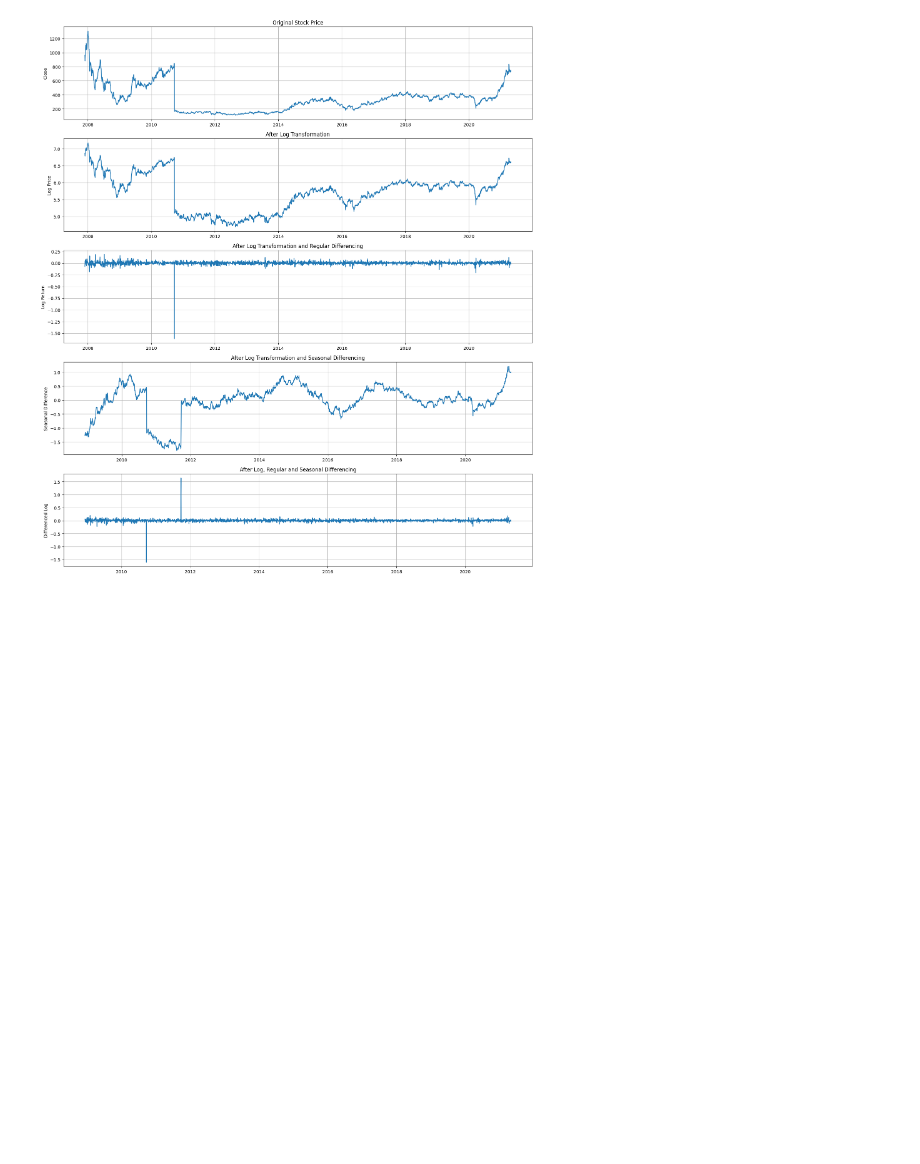
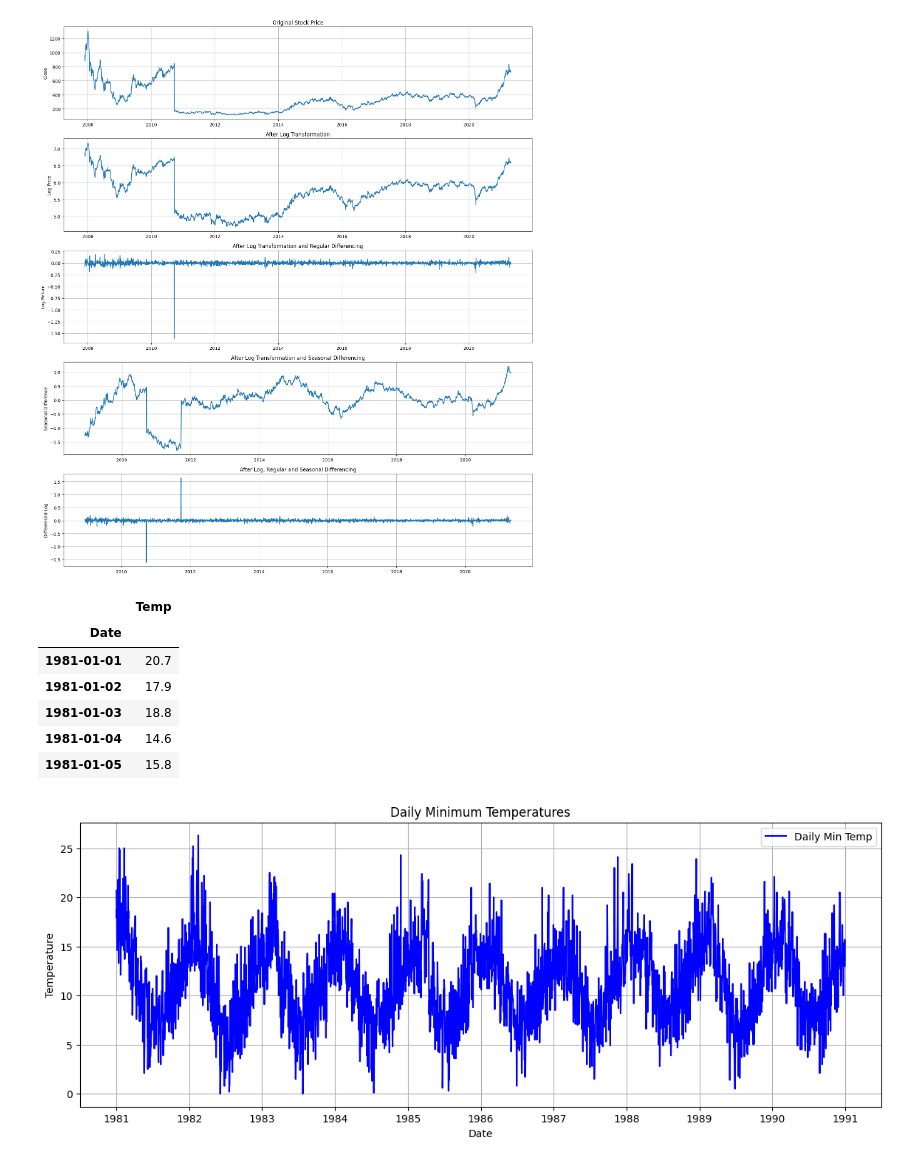
Before and after one commit to bsuryaprakash06/TSA_EXP1, a Jupyter notebook: TimeSeries_1A_1B.ipynb, the cells around one changed output. Cells and saved outputs as stored; diff of their text form; code cells hidden in the pictures; blank space fills up the shorter version.

```diff
--- a/TimeSeries_1A_1B.ipynb
+++ b/TimeSeries_1A_1B.ipynb
@@ -337,3 +337,37 @@ plt.tight_layout()
 plt.show()
 # %% [output]
 [figure]
+# %%
+import pandas as pd
+import matplotlib.pyplot as plt
+
+# Load the daily minimum temperatures dataset
+url = 'https://raw.githubusercontent.com/jbrownlee/Datasets/master/daily-min-temperatures.csv'
+temp_data = pd.read_csv(url)
+
+# Prepare the data
+temp_data['Date'] = pd.to_datetime(temp_data['Date'])
+temp_data = temp_data.sort_values('Date')
+temp_data = temp_data.set_index('Date')
+
+# Display the first few rows
+display(temp_data.head())
+
+# Plot the raw temperature data
+plt.figure(figsize=(14, 5))
+plt.plot(temp_data['Temp'], color='blue', label='Daily Min Temp')
+plt.title('Daily Minimum Temperatures')
+plt.xlabel('Date')
+plt.ylabel('Temperature')
+plt.legend()
+plt.grid(True)
+plt.show()
+# %% [output]
+|  | Temp |
+| Date |  |
+| 1981-01-01 | 20.7 |
+| 1981-01-02 | 17.9 |
+| 1981-01-03 | 18.8 |
+| 1981-01-04 | 14.6 |
+| 1981-01-05 | 15.8 |
+[figure, added]
```
Also changed, not shown: parts of 1 cell of this notebook.
